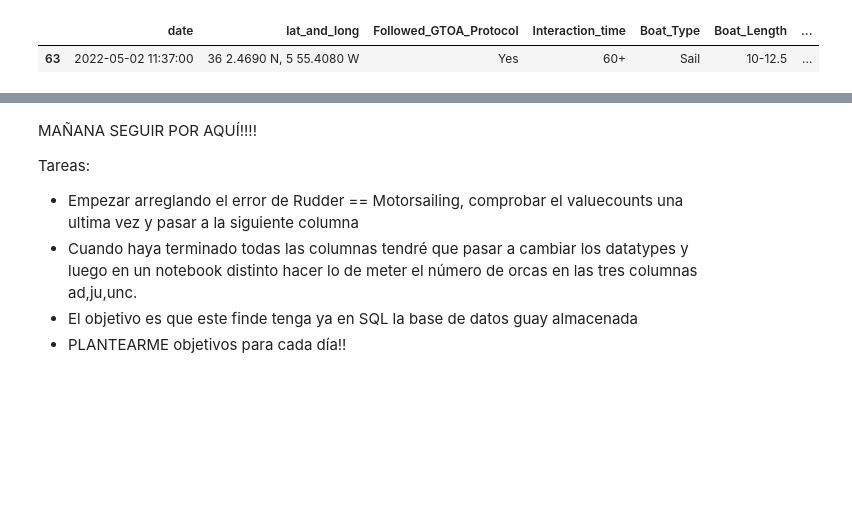
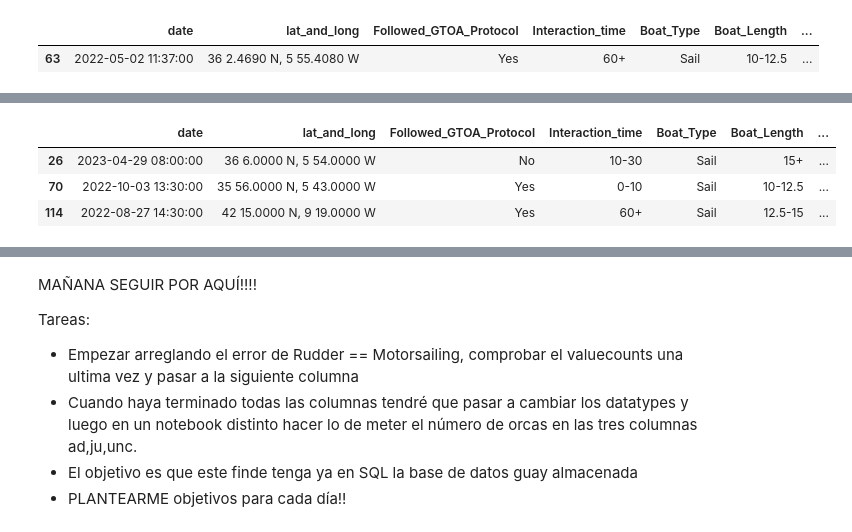
Before and after one commit to Jacobomb/Orca-interactions-in-the-Iberian-Peninsula, a Jupyter notebook: notebooks/2.DataCleaning.ipynb, the cells around one changed output, grey strips where cells are left out. Saved outputs shown, nothing was run; the diff lists cells and outputs as text; code cells hidden in the pictures; blank space fills up the shorter version.

Commit message:
Vamos por la columna Depth Gauge, vamos!

```diff
--- a/notebooks/2.DataCleaning.ipynb
+++ b/notebooks/2.DataCleaning.ipynb
@@ -1520,0 +1519,12 @@ df[df.Distance_Off_Land_NM == 'On']
+# %%
+# Debemos pasar 2 posiciones a la derechas todos los valores desde la columna Distance_Off_Land_NM en adelante
+# Indice de la fila que queremos alterar
+index_to_shift = 63
+
+# Cogemos el indice de la columna 'Cloud_Cover'
+Distance_Off_Land_NM_column_index = df.columns.get_loc('Distance_Off_Land_NM')
+
+# Usamos la función shift para la fila en particular y desde 'Cloud_Cover' en adelante
+df.iloc[index_to_shift, Distance_Off_Land_NM_column_index:] = df.iloc[index_to_shift, Distance_Off_Land_NM_column_index:].shift(2)
+
+print(df.iloc[index_to_shift])
@@ -1520,0 +1554,12 @@ df[df.Distance_Off_Land_NM == 'On']
+# %%
+# Ahora debemos mover una posición a la derecha los valores correspondientes a Crew_Response y Orcas_Behaviour
+# Indice de la fila que queremos alterar
+index_to_shift = 63
+
+# Cogemos el indice de la columna 'Cloud_Cover'
+Tow_Required_column_index = df.columns.get_loc('Tow_Required')
+
+# Usamos la función shift para la fila en particular y desde 'Cloud_Cover' en adelante
+df.iloc[index_to_shift, Tow_Required_column_index:] = df.iloc[index_to_shift, Tow_Required_column_index:].shift(1)
+
+print(df.iloc[index_to_shift])
@@ -1520,0 +1584,8 @@ df[df.Distance_Off_Land_NM == 'On']
+# %%
+# Y ahora cambiar a mano los valores de las columnas Distance_Off_Land_NM, Depth_Meters y Tow_Required
+
+df.loc[63, 'Distance_Off_Land_NM'] = 'Unknown'
+df.loc[63, 'Depth_Meters'] = 'Unknown'
+df.loc[63, 'Tow_Required'] = 'Unknown'
+
+df.Distance_Off_Land_NM.value_counts()
@@ -1520,0 +1615,8 @@ df[df.Distance_Off_Land_NM == 'On']
+# %%
+# Hay que cambiar los tres valores que tienen un 'On', único valor anómalo de la columna
+df[df.Depth_Meters == 'On']
+# %% [output]
+|  | date | lat_and_long | Followed_GTOA_Protocol | Interaction_time | Boat_Type | Boat_Length | ... |
+| 26 | 2023-04-29 08:00:00 | 36 6.0000 N, 5 54.0000 W | No | 10-30 | Sail | 15+ | ... |
+| 70 | 2022-10-03 13:30:00 | 35 56.0000 N, 5 43.0000 W | Yes | 0-10 | Sail | 10-12.5 | ... |
+| 114 | 2022-08-27 14:30:00 | 42 15.0000 N, 9 19.0000 W | Yes | 60+ | Sail | 12.5-15 | ... |
```
Also changed, not shown: parts of 18 cells of this notebook.
